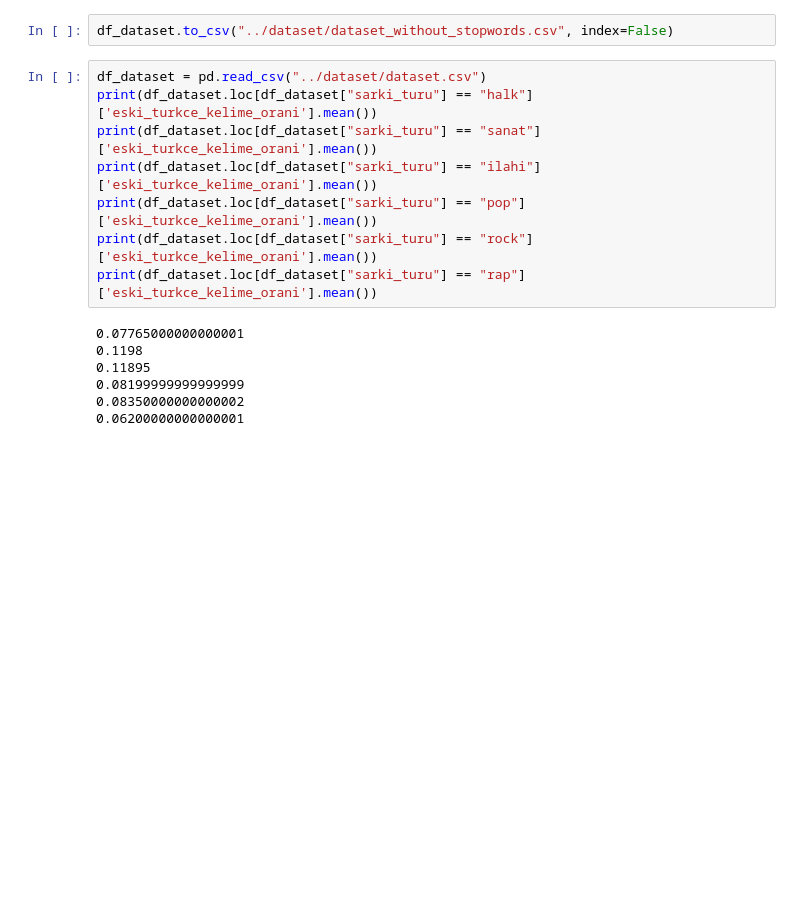
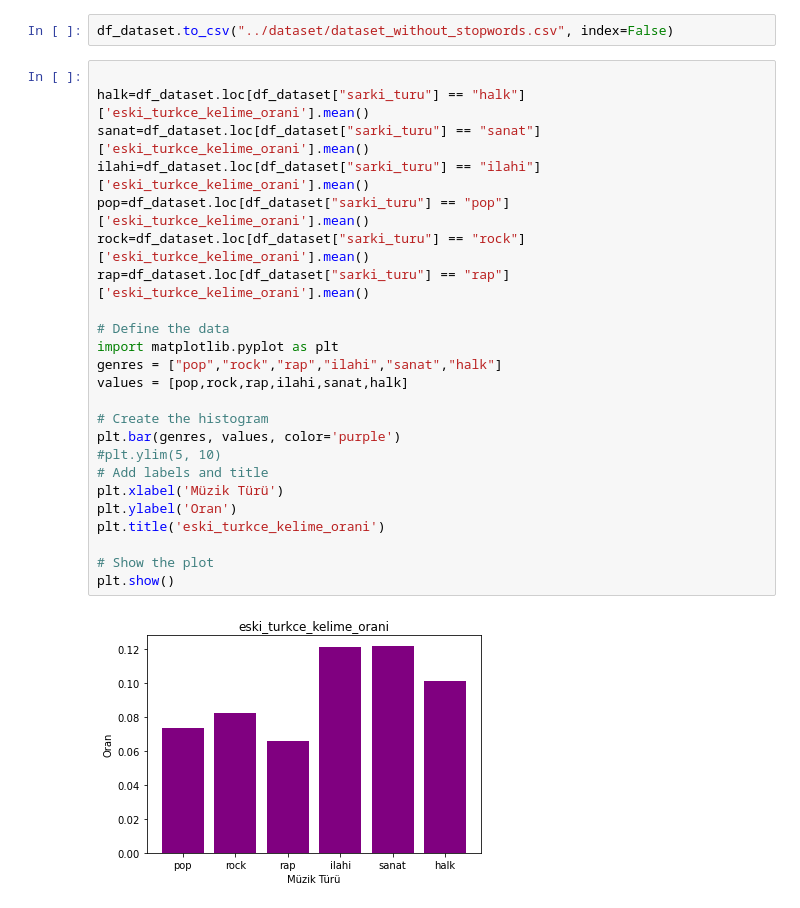
Before and after one commit to hasanerdemak/NLP-Music-Genre-Classification, a Jupyter notebook: notebooks/preprocessing.ipynb, the cells around one changed output. Saved outputs shown, nothing was run; the diff lists cells and outputs as text; blank space fills up the shorter version.

```diff
--- a/notebooks/preprocessing.ipynb
+++ b/notebooks/preprocessing.ipynb
@@ -160,17 +160,28 @@ df_dataset["bilinmeyen_orani"] = unk_rate_list
 # %%
 df_dataset.to_csv("../dataset/dataset_without_stopwords.csv", index=False)
 # %%
-df_dataset = pd.read_csv("../dataset/dataset.csv")
-print(df_dataset.loc[df_dataset["sarki_turu"] == "halk"]['eski_turkce_kelime_orani'].mean())
-print(df_dataset.loc[df_dataset["sarki_turu"] == "sanat"]['eski_turkce_kelime_orani'].mean())
-print(df_dataset.loc[df_dataset["sarki_turu"] == "ilahi"]['eski_turkce_kelime_orani'].mean())
-print(df_dataset.loc[df_dataset["sarki_turu"] == "pop"]['eski_turkce_kelime_orani'].mean())
-print(df_dataset.loc[df_dataset["sarki_turu"] == "rock"]['eski_turkce_kelime_orani'].mean())
-print(df_dataset.loc[df_dataset["sarki_turu"] == "rap"]['eski_turkce_kelime_orani'].mean())
+
+halk=df_dataset.loc[df_dataset["sarki_turu"] == "halk"]['eski_turkce_kelime_orani'].mean()
+sanat=df_dataset.loc[df_dataset["sarki_turu"] == "sanat"]['eski_turkce_kelime_orani'].mean()
+ilahi=df_dataset.loc[df_dataset["sarki_turu"] == "ilahi"]['eski_turkce_kelime_orani'].mean()
+pop=df_dataset.loc[df_dataset["sarki_turu"] == "pop"]['eski_turkce_kelime_orani'].mean()
+rock=df_dataset.loc[df_dataset["sarki_turu"] == "rock"]['eski_turkce_kelime_orani'].mean()
+rap=df_dataset.loc[df_dataset["sarki_turu"] == "rap"]['eski_turkce_kelime_orani'].mean()
+
+# Define the data
+import matplotlib.pyplot as plt
+genres = ["pop","rock","rap","ilahi","sanat","halk"]
+values = [pop,rock,rap,ilahi,sanat,halk]
+
+# Create the histogram
+plt.bar(genres, values, color='purple')
+#plt.ylim(5, 10)
+# Add labels and title
+plt.xlabel('Müzik Türü')
+plt.ylabel('Oran')
+plt.title('eski_turkce_kelime_orani')
+
+# Show the plot
+plt.show()
 # %% [output]
-0.07765000000000001
-0.1198
-0.11895
-0.08199999999999999
-0.08350000000000002
-0.06200000000000001
+[figure, added]
```
Also changed, not shown: parts of 8 cells of this notebook, 2 other files.
